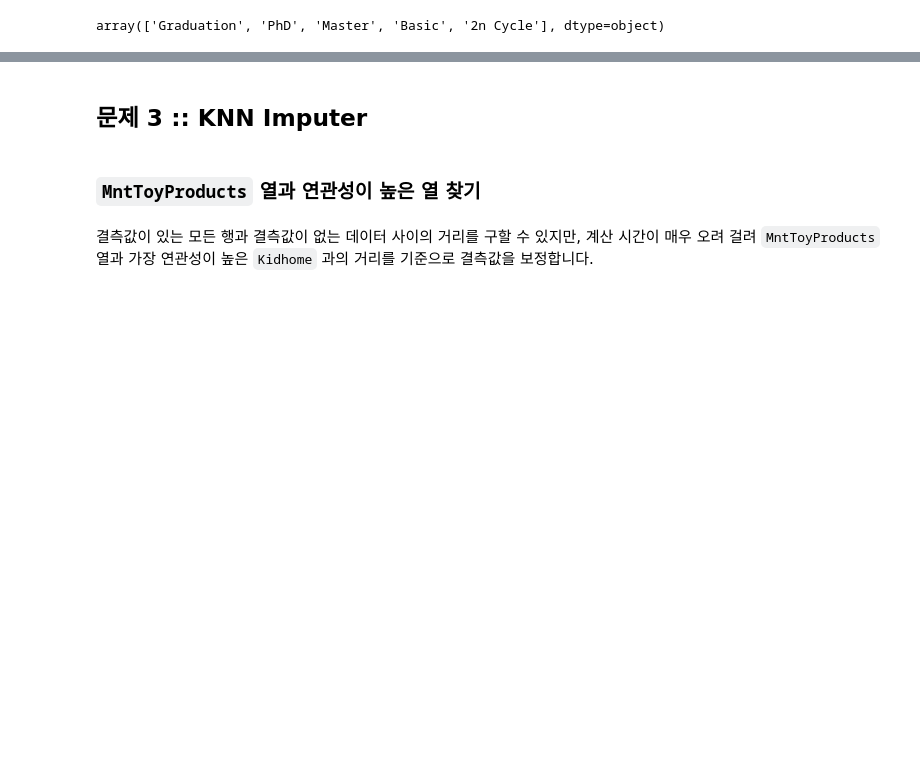
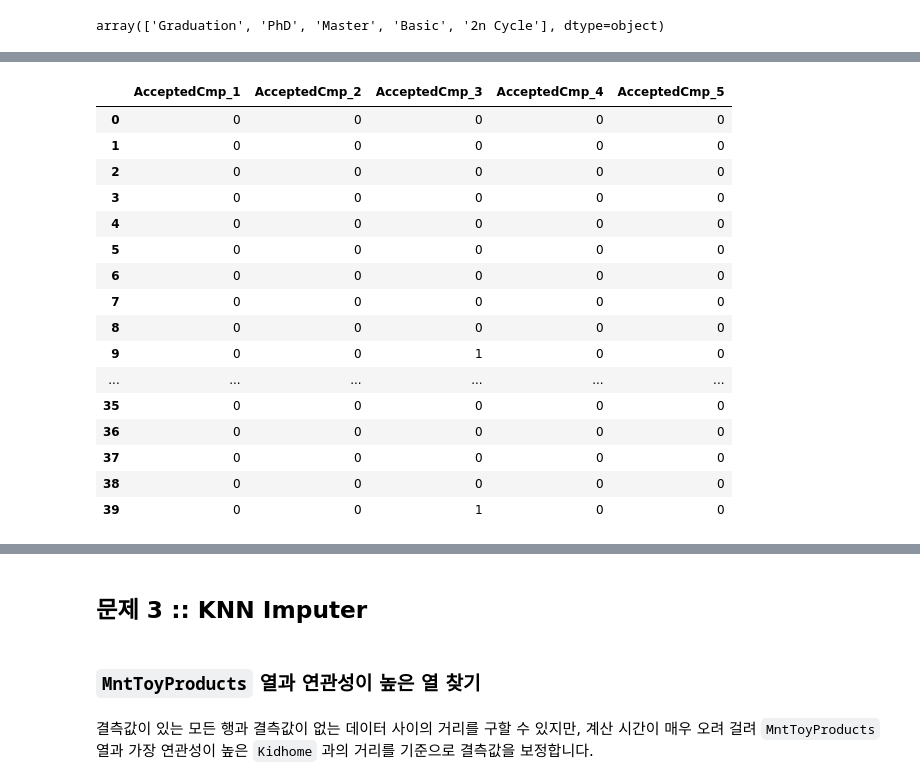
Before and after one commit to tpgus2603/2024S-Ajou-ML, a Jupyter notebook: HW1.ipynb, the cells around one changed output, grey strips where cells are left out. Saved outputs shown, nothing was run; the diff lists cells and outputs as text; code cells hidden in the pictures; blank space fills up the shorter version.

```diff
--- a/HW1.ipynb
+++ b/HW1.ipynb
@@ -196,0 +360,11 @@ from datetime import datetime
+# %%
+
+################ 코드 시작  ##################
+
+data.rename(columns={'Year_Birth': 'Age'}, inplace=True) #이름 변경
+data.rename(columns={'Dt_Customer': 'CustomerTenure'}, inplace=True)
+data.rename(columns={'Recency': 'Recency_in_years'}, inplace=True)
+
+
+################ 코드 끝  ####################
+##############################################
@@ -196,0 +382,36 @@ from datetime import datetime
+# %%
+################  문제 2-4  #################
+# 열 이름 변경하기
+# 소스코드를 입력하고 캡처 후 보고서에 업로드하세요.
+# 코드 시작과 코드 끝 라인을 삭제하지 마세요.
+################ 코드 시작  ##################
+
+
+encoded_data = pd.get_dummies(data['AcceptedCmp'].astype(str), prefix='AcceptedCmp')   #판다스 라이브러리를 이용해 온핫코딩 진행,prefix= 데이터의 열 이름 추가
+#데이터 값을 원핫코딩으로 0-1로 매핑함
+
+encoded_data.drop('AcceptedCmp_0', axis=1, inplace=True, errors='ignore') #0인 테이블 드랍
+data = data.drop('AcceptedCmp', axis=1).join(encoded_data)   #데이터 join해서 원래 데이터에 연결
+
+################ 코드 끝  ####################
+##############################################
+# %%
+data[['AcceptedCmp_1','AcceptedCmp_2','AcceptedCmp_3','AcceptedCmp_4','AcceptedCmp_5']].head(40)
+# %% [output]
+|  | AcceptedCmp_1 | AcceptedCmp_2 | AcceptedCmp_3 | AcceptedCmp_4 | AcceptedCmp_5 |
+| 0 | 0 | 0 | 0 | 0 | 0 |
+| 1 | 0 | 0 | 0 | 0 | 0 |
+| 2 | 0 | 0 | 0 | 0 | 0 |
+| 3 | 0 | 0 | 0 | 0 | 0 |
+| 4 | 0 | 0 | 0 | 0 | 0 |
+| 5 | 0 | 0 | 0 | 0 | 0 |
+| 6 | 0 | 0 | 0 | 0 | 0 |
+| 7 | 0 | 0 | 0 | 0 | 0 |
+| 8 | 0 | 0 | 0 | 0 | 0 |
+| 9 | 0 | 0 | 1 | 0 | 0 |
+| ... | ... | ... | ... | ... | ... |
+| 35 | 0 | 0 | 0 | 0 | 0 |
+| 36 | 0 | 0 | 0 | 0 | 0 |
+| 37 | 0 | 0 | 0 | 0 | 0 |
+| 38 | 0 | 0 | 0 | 0 | 0 |
+| 39 | 0 | 0 | 1 | 0 | 0 |
```
Also changed, not shown: parts of 42 cells of this notebook.
